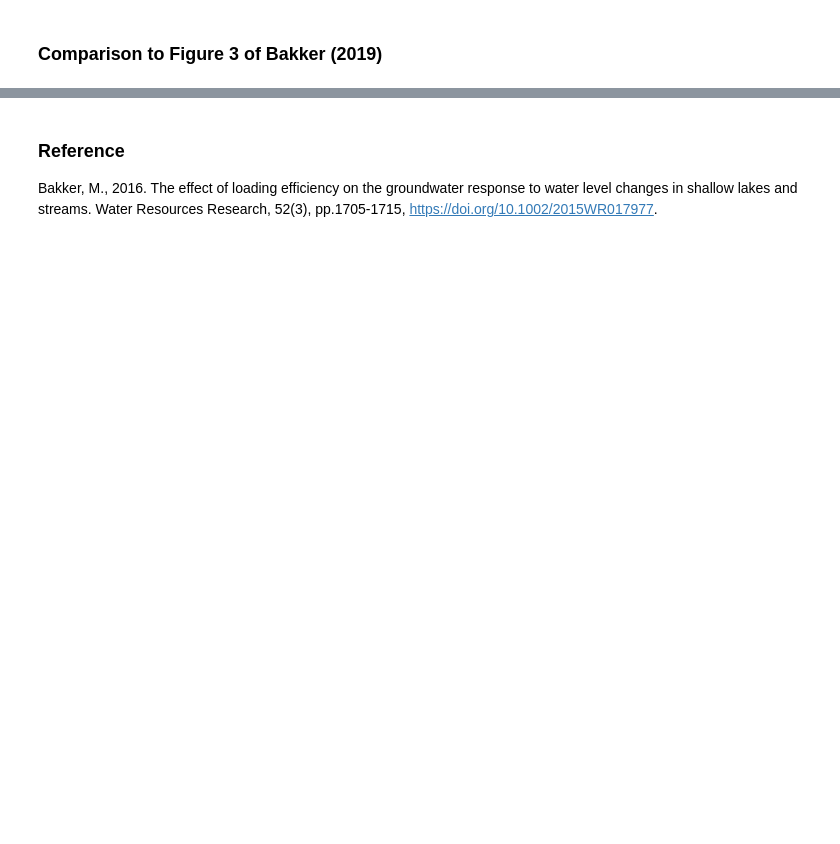
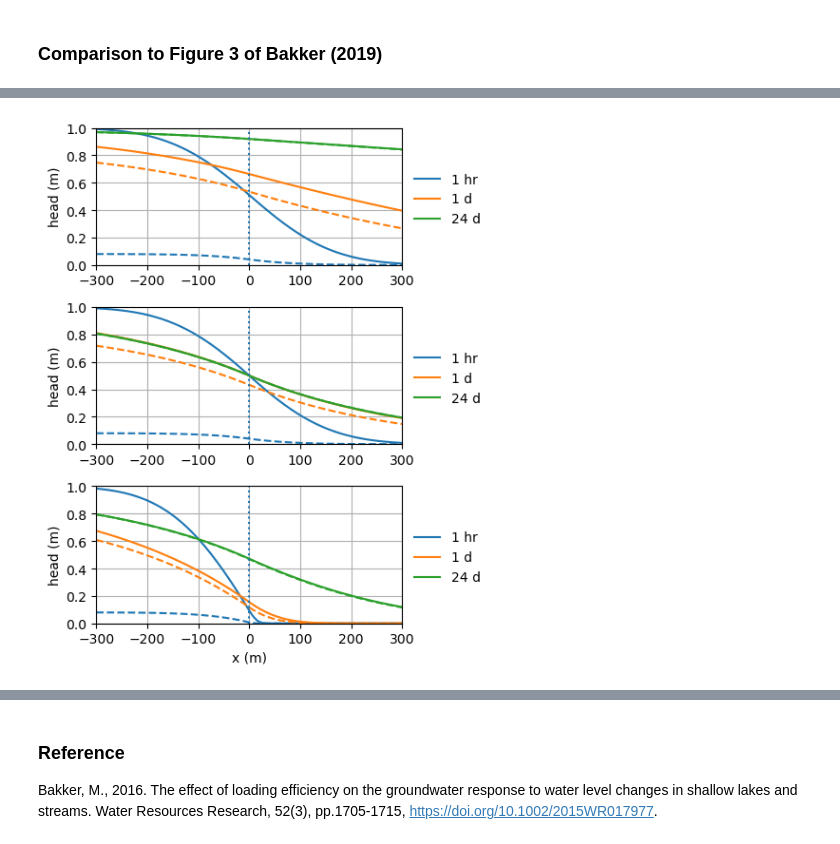
Before and after one commit to timflow-org/timflow, a Jupyter notebook: docs/transient/05benchmarks/river1d.ipynb, the cells around one changed output, grey strips where cells are left out. Drawn from its saved outputs; the diff is of its cells as text; code cells hidden in the pictures; blank space fills up the shorter version.

```diff
--- a/docs/transient/05benchmarks/river1d.ipynb
+++ b/docs/transient/05benchmarks/river1d.ipynb
@@ -43,3 +45,19 @@ def model(leffaq=0):
 
     ml.solve()
     return ml
+# %%
+ml_leff = []
+ml_noleff = []
+# land is confined
+ml_leff.append(model([0, -H], leffaq=1, Sland=Ss, land_top="conf", land_phreatic=False))
+ml_noleff.append(model([0, -H], leffaq=0, Sland=Ss, land_top="conf", land_phreatic=False))
+# land is semi-confined
+ml_leff.append(
+    model([1, 0, -H], leffaq=1, cland=c, Sland=Ss, land_top="semi", land_phreatic=False)
+)
+ml_noleff.append(
+    model([1, 0, -H], leffaq=0, cland=c, Sland=Ss, land_top="semi", land_phreatic=False)
+)
+# land is phreatic
+ml_leff.append(model([0, -H], leffaq=1, Sland=Sp, land_top="conf", land_phreatic=True))
+ml_noleff.append(model([0, -H], leffaq=0, Sland=Sp, land_top="conf", land_phreatic=True))
@@ -46,17 +77,22 @@ def model(leffaq=0):
 # %%
 x = np.linspace(-300, 300, 100)
 t = [1 / 24, 1, 24]
-ml = model(leffaq=1)
-h = ml.headalongline(x, 0, t).squeeze()
-ml2 = model(leffaq=0)
-h2 = ml2.headalongline(x, 0, t).squeeze()
-plt.figure(figsize=(5, 2))
-legendtext = ["1/24 d", "1 d", "24 d"]
-for i in range(len(t)):
-    plt.plot(x, h[i], color="C" + str(i), label=legendtext[i])
-    plt.plot(x, h2[i], "--", color="C" + str(i))
-plt.axvline(0, linestyle=":")
-plt.xlim(-300, 300)
-plt.ylim(0, 1)
-plt.legend(loc="lower center", bbox_to_anchor=(0.5, 1), ncol=3, frameon=False)
-plt.grid()
+plt.figure(figsize=(5, 6))
+for i in range(len(ml_leff)):
+    ha = ml_leff[i].headalongline(x, 0, t).squeeze()
+    hb = ml_noleff[i].headalongline(x, 0, t).squeeze()
+    plt.subplot(3, 1, i + 1)
+    legendtext = ["1 hr", "1 d", "24 d"]
+    for i in range(len(t)):
+        plt.plot(x, ha[i], color="C" + str(i), label=legendtext[i])
+        plt.plot(x, hb[i], "--", color="C" + str(i))
+    plt.axvline(0, linestyle=":")
+    plt.xlim(-300, 300)
+    plt.ylim(0, 1)
+    plt.legend(loc="lower left", bbox_to_anchor=(1, 0.2), frameon=False)
+    plt.ylabel("head (m)")
+    plt.grid()
+plt.xlabel("x (m)")
+plt.tight_layout()
+# %% [output]
+[figure, added]
```
Also changed, not shown: parts of 7 cells of this notebook.
